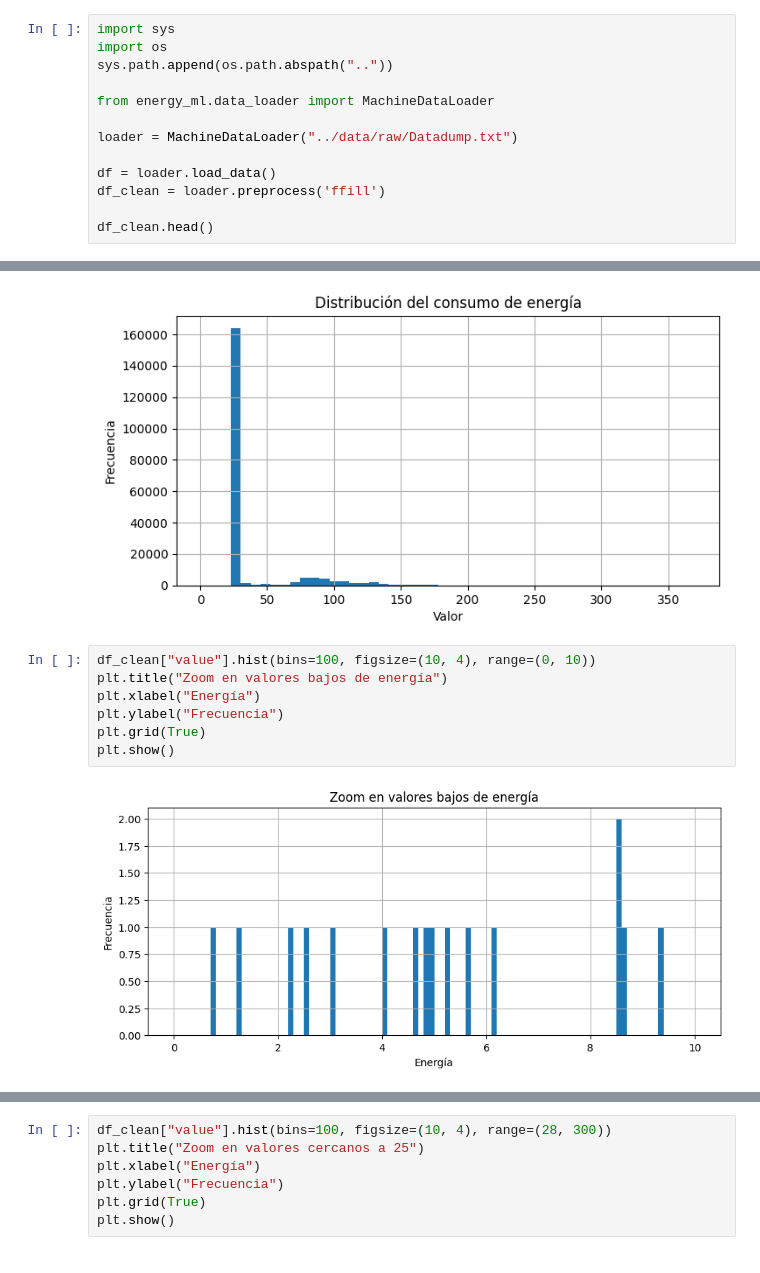
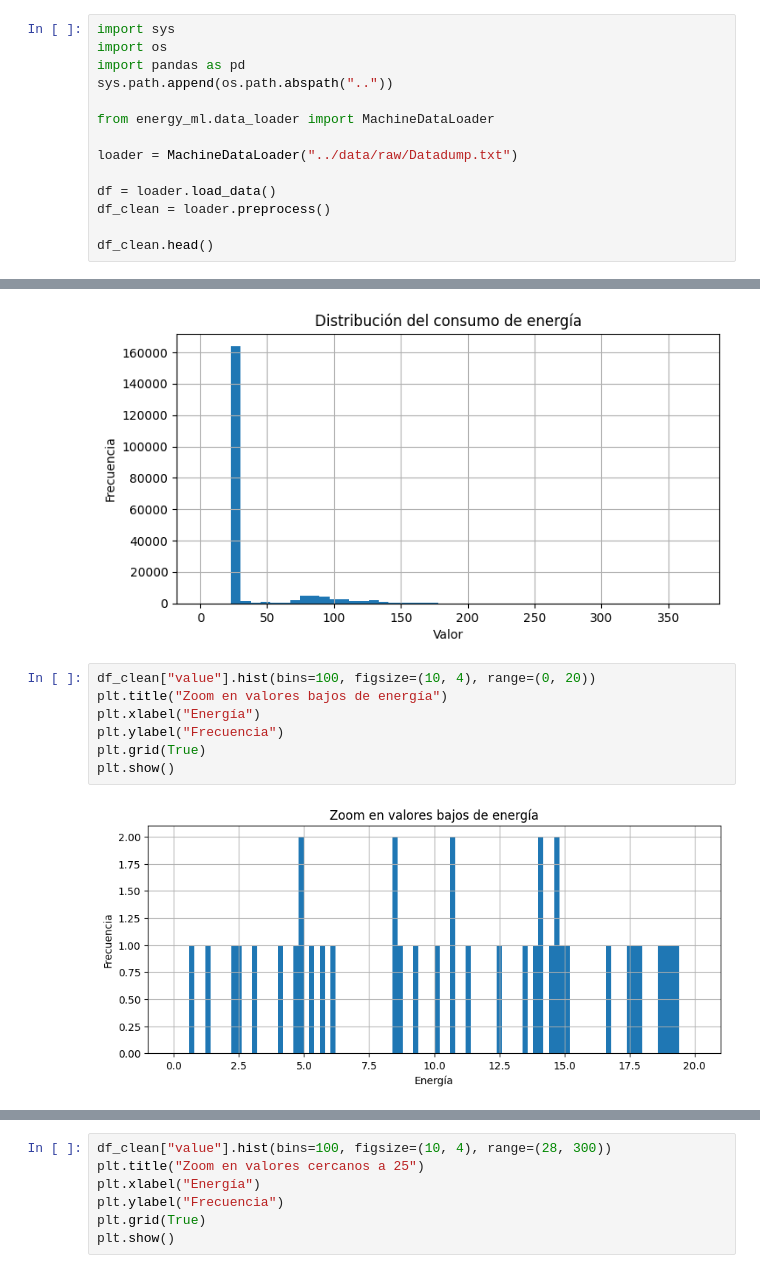
Before and after one commit to felipe97rg/energy_ml_project, a Jupyter notebook: energy_ml_project/notebooks/demo_workflow.ipynb, the cells around one changed output, grey strips where cells are left out. Saved outputs shown, nothing was run; the diff lists cells and outputs as text.

```diff
--- a/energy_ml_project/notebooks/demo_workflow.ipynb
+++ b/energy_ml_project/notebooks/demo_workflow.ipynb
@@ -5,6 +5,7 @@ First step, load the data
 # %%
 import sys
 import os
+import pandas as pd
 sys.path.append(os.path.abspath(".."))
 
 from energy_ml.data_loader import MachineDataLoader
@@ -12,7 +13,7 @@ from energy_ml.data_loader import MachineDataLoader
 loader = MachineDataLoader("../data/raw/Datadump.txt")
 
 df = loader.load_data()
-df_clean = loader.preprocess('ffill')
+df_clean = loader.preprocess()
 
 df_clean.head()
 # %% [output]
@@ -109,12 +110,12 @@ plt.show()
 # %% [output]
 [figure]
 # %%
-df_clean["value"].hist(bins=100, figsize=(10, 4), range=(0, 10))
+df_clean["value"].hist(bins=100, figsize=(10, 4), range=(0, 20))
 plt.title("Zoom en valores bajos de energía")
 plt.xlabel("Energía")
 plt.ylabel("Frecuencia")
 plt.grid(True)
 plt.show()
 # %% [output]
-[figure, old version]
+[figure, new version]
 # %%
```
Also changed, not shown: parts of 18 cells of this notebook, 11 other files.
